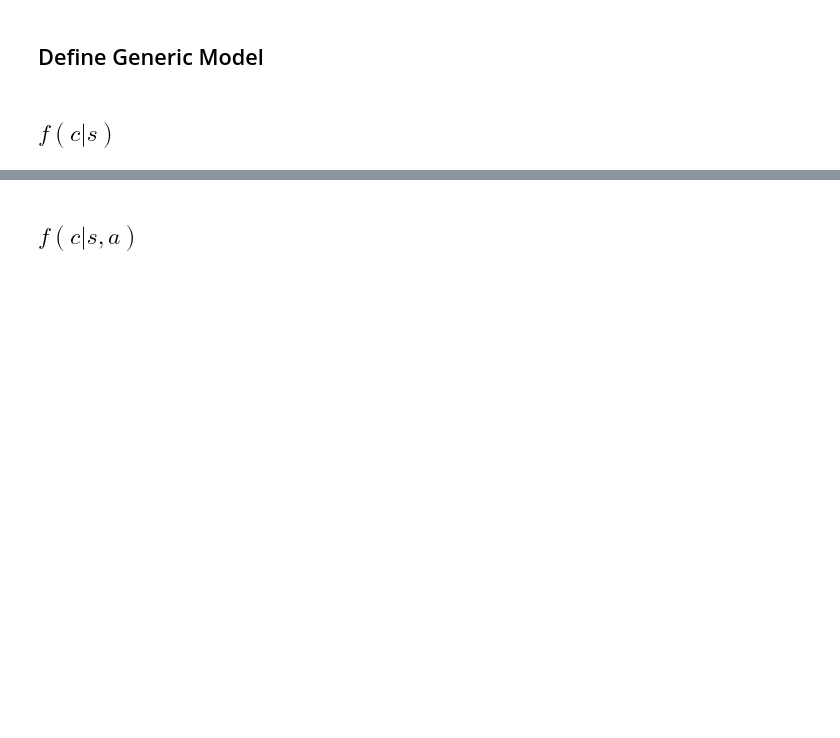
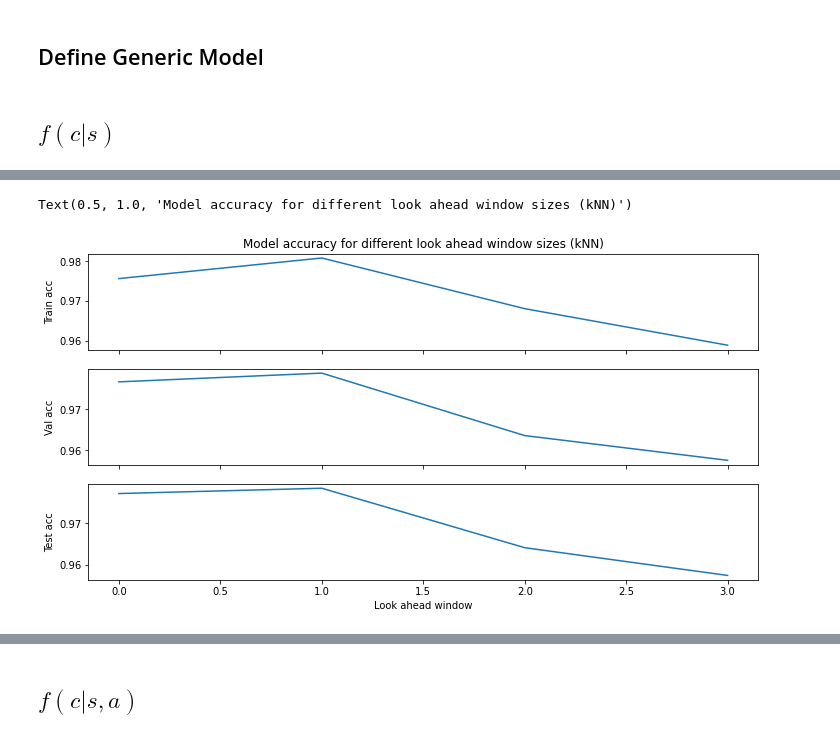
Before and after one commit to jackteversham/concepts-ope, a Jupyter notebook: learning_concepts.ipynb, the cells around one changed output, grey strips where cells are left out. Drawn from its saved outputs; the diff is of its cells as text; code cells hidden in the pictures; blank space fills up the shorter version.

```diff
--- a/learning_concepts.ipynb
+++ b/learning_concepts.ipynb
@@ -164,10 +224,8 @@ class ConceptModel():
 # %% [markdown]
 ## $f(c|s)$
 # %%
-X_train, X_test, y_train, y_test = generate_default_dataset()
+X_train, X_test, y_train, y_test = generate_default_dataset(window_size=30)
 print(X_train.shape)
 print(y_train.shape)
 model1 = ConceptModel(input_size=X_train[0].shape, num_concepts=num_concepts).build()
 history1 = model1.fit(X_train, y_train, epochs=10, batch_size=32, validation_split=0.2, verbose = 1)
-
-#try k-NN cluster assignment in trajectory generation as another experiment
@@ -200,0 +232,16 @@ Test accuracy: 0.9423485398292542
+# %%
+model_scores = []
+for W in [1, 5, 10, 15]:
+    scores = np.zeros((3))
+    X_train, X_test, y_train, y_test = generate_default_dataset(window_size=W)
+    print(X_train.shape)
+    print(y_train.shape)
+    model1 = ConceptModel(
+        input_size=X_train[0].shape, num_concepts=num_concepts).build()
+    history1 = model1.fit(X_train, y_train, epochs=2,
+                          batch_size=32, validation_split=0.2, verbose=1)
+    score = model1.evaluate(X_test, y_test)
+    scores[0] = history1.history["categorical_accuracy"][-1]
+    scores[1] = history1.history["val_categorical_accuracy"][-1]
+    scores[2] = score[1]
+    model_scores.append(scores)
@@ -201,3 +266,21 @@ Test accuracy: 0.9423485398292542
+# %%
+model_scores = np.array(model_scores)
+num_cols = model_scores.shape[1]
+
+# Plot each column in a separate subplot
+fig, axs = plt.subplots(nrows=num_cols, sharex=True,)
+labels = ["Train acc","Val acc","Test acc"]
+
+for i in range(num_cols):
+    axs[i].plot(model_scores[:,i])
+    axs[i].set_ylabel(labels[i])
+axs[-1].set_xlabel("Look ahead window")
+fig.set_figheight(6)
+fig.set_figwidth(12)
+axs[0].set_title("Model accuracy for different look ahead window sizes (kNN)")
+# %% [output]
+Text(0.5, 1.0, 'Model accuracy for different look ahead window sizes (kNN)')
+[figure, added]
 # %%
 X_window = window_states(trajectories)
 # %%
```
Also changed, not shown: parts of 19 cells of this notebook, 2 other files.
